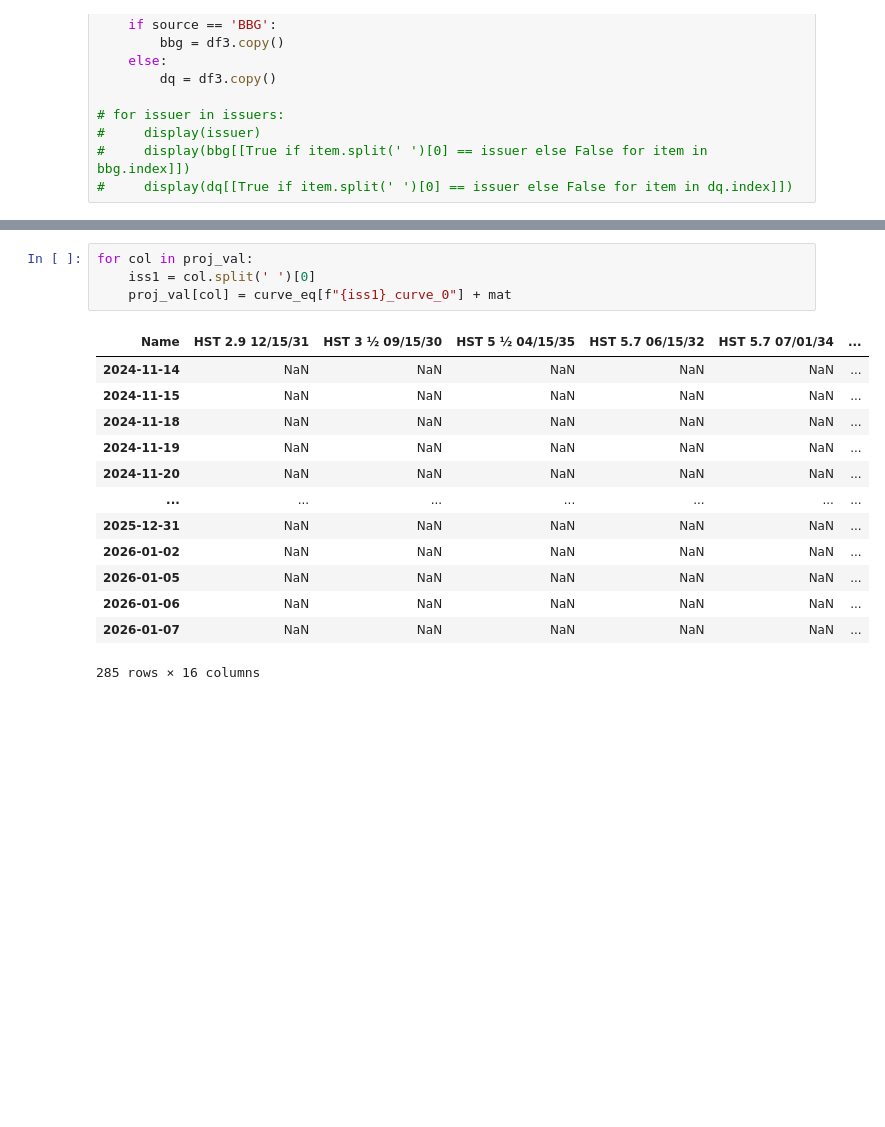
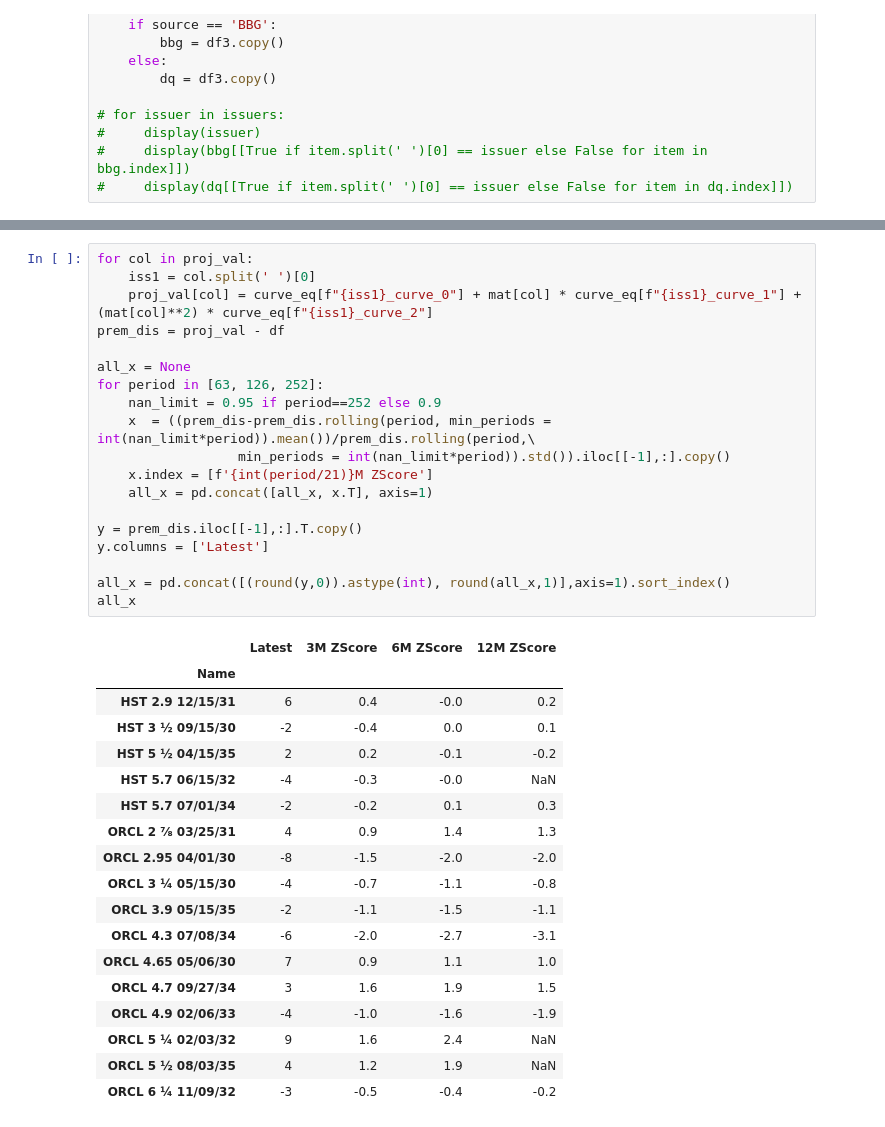
Before and after one commit to vasusharmaiiicm/53A.-HY-Bonds-Basis-Email, a Jupyter notebook: Part B15.ipynb, the cells around one changed output, grey strips where cells are left out. Drawn from its saved outputs; the diff is of its cells as text; blank space fills up the shorter version.

```diff
--- a/Part B15.ipynb
+++ b/Part B15.ipynb
@@ -1196,18 +1192,38 @@ for issuer in issuers:
 # %%
 for col in proj_val:
     iss1 = col.split(' ')[0]
-    proj_val[col] = curve_eq[f"{iss1}_curve_0"] + mat
+    proj_val[col] = curve_eq[f"{iss1}_curve_0"] + mat[col] * curve_eq[f"{iss1}_curve_1"] + (mat[col]**2) * curve_eq[f"{iss1}_curve_2"]
+prem_dis = proj_val - df
+
+all_x = None
+for period in [63, 126, 252]:
+    nan_limit = 0.95 if period==252 else 0.9
+    x  = ((prem_dis-prem_dis.rolling(period, min_periods = int(nan_limit*period)).mean())/prem_dis.rolling(period,\
+                  min_periods = int(nan_limit*period)).std()).iloc[[-1],:].copy()
+    x.index = [f'{int(period/21)}M ZScore']
+    all_x = pd.concat([all_x, x.T], axis=1)
+
+y = prem_dis.iloc[[-1],:].T.copy()
+y.columns = ['Latest']
+
+all_x = pd.concat([(round(y,0)).astype(int), round(all_x,1)],axis=1).sort_index()
+all_x
 # %% [output]
-| Name | HST 2.9 12/15/31 | HST 3 ½ 09/15/30 | HST 5 ½ 04/15/35 | HST 5.7 06/15/32 | HST 5.7 07/01/34 | ... |
-| 2024-11-14 | NaN | NaN | NaN | NaN | NaN | ... |
-| 2024-11-15 | NaN | NaN | NaN | NaN | NaN | ... |
-| 2024-11-18 | NaN | NaN | NaN | NaN | NaN | ... |
-| 2024-11-19 | NaN | NaN | NaN | NaN | NaN | ... |
-| 2024-11-20 | NaN | NaN | NaN | NaN | NaN | ... |
-| ... | ... | ... | ... | ... | ... | ... |
-| 2025-12-31 | NaN | NaN | NaN | NaN | NaN | ... |
-| 2026-01-02 | NaN | NaN | NaN | NaN | NaN | ... |
-| 2026-01-05 | NaN | NaN | NaN | NaN | NaN | ... |
-| 2026-01-06 | NaN | NaN | NaN | NaN | NaN | ... |
-| 2026-01-07 | NaN | NaN | NaN | NaN | NaN | ... |
+|  | Latest | 3M ZScore | 6M ZScore | 12M ZScore |
+| Name |  |  |  |  |
+| HST 2.9 12/15/31 | 6 | 0.4 | -0.0 | 0.2 |
+| HST 3 ½ 09/15/30 | -2 | -0.4 | 0.0 | 0.1 |
+| HST 5 ½ 04/15/35 | 2 | 0.2 | -0.1 | -0.2 |
+| HST 5.7 06/15/32 | -4 | -0.3 | -0.0 | NaN |
+| HST 5.7 07/01/34 | -2 | -0.2 | 0.1 | 0.3 |
+| ORCL 2 ⅞ 03/25/31 | 4 | 0.9 | 1.4 | 1.3 |
+| ORCL 2.95 04/01/30 | -8 | -1.5 | -2.0 | -2.0 |
+| ORCL 3 ¼ 05/15/30 | -4 | -0.7 | -1.1 | -0.8 |
+| ORCL 3.9 05/15/35 | -2 | -1.1 | -1.5 | -1.1 |
+| ORCL 4.3 07/08/34 | -6 | -2.0 | -2.7 | -3.1 |
+| ORCL 4.65 05/06/30 | 7 | 0.9 | 1.1 | 1.0 |
+| ORCL 4.7 09/27/34 | 3 | 1.6 | 1.9 | 1.5 |
+| ORCL 4.9 02/06/33 | -4 | -1.0 | -1.6 | -1.9 |
+| ORCL 5 ¼ 02/03/32 | 9 | 1.6 | 2.4 | NaN |
+| ORCL 5 ½ 08/03/35 | 4 | 1.2 | 1.9 | NaN |
+| ORCL 6 ¼ 11/09/32 | -3 | -0.5 | -0.4 | -0.2 |
-285 rows × 16 columns
```
Also changed, not shown: parts of 1 cell of this notebook.
